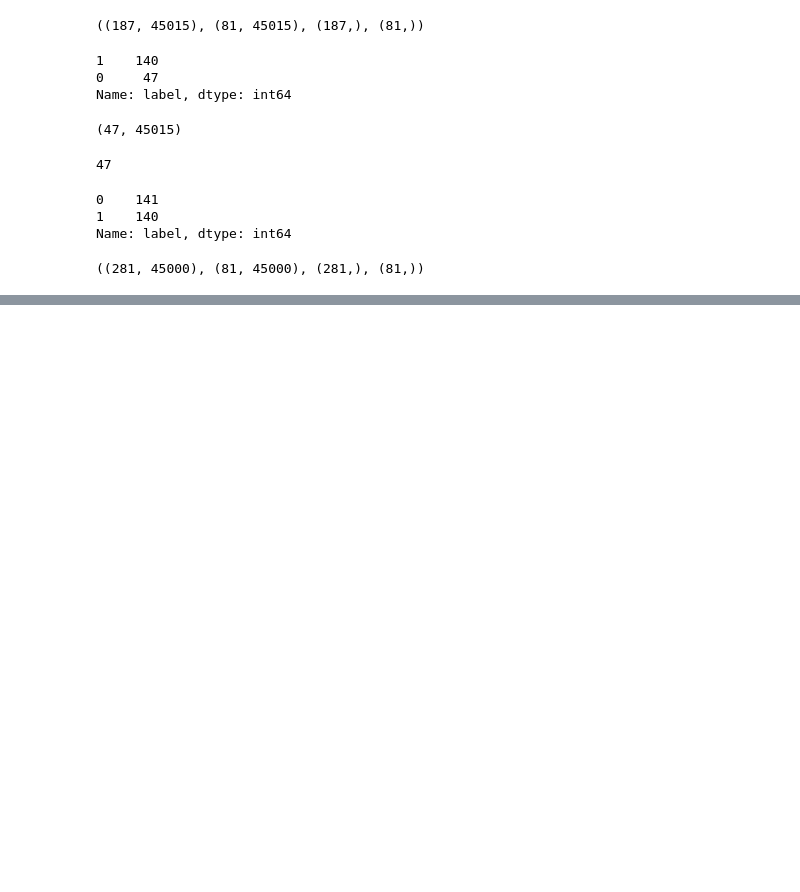
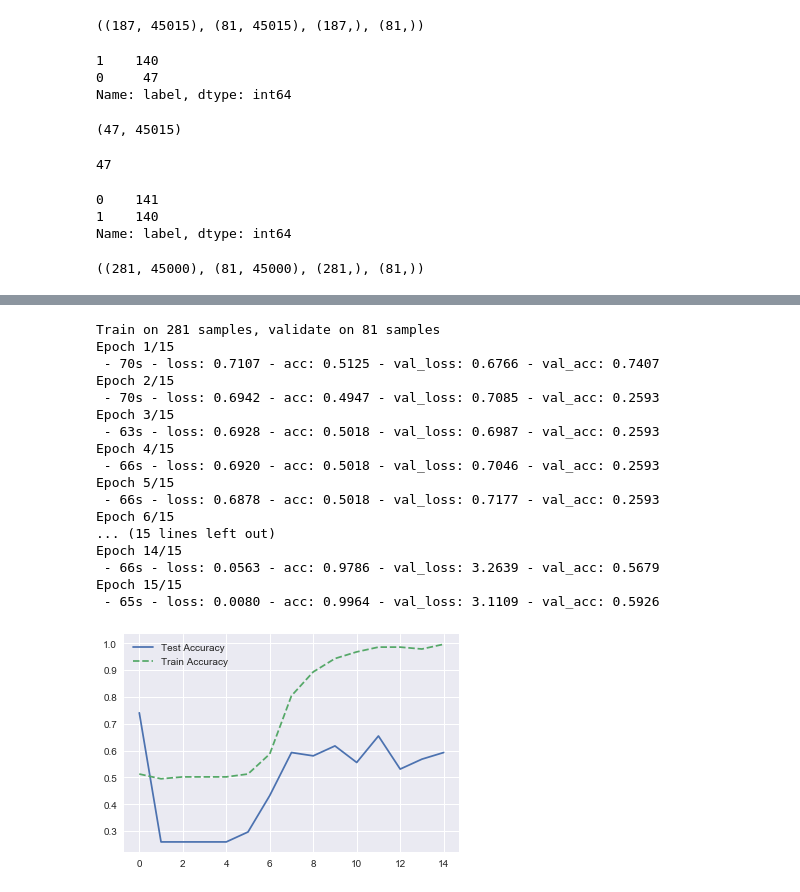
Before and after one commit to Kenghsin/house-image-classification, a Jupyter notebook: 5 model-cnn-pinole.ipynb, the cells around one changed output, grey strips where cells are left out. Drawn from its saved outputs; the diff is of its cells as text; code cells hidden in the pictures; blank space fills up the shorter version.

```diff
--- a/5 model-cnn-pinole.ipynb
+++ b/5 model-cnn-pinole.ipynb
@@ -410,0 +646,30 @@ Epoch 15/15
+# %%
+results = model.fit(X_train_reshape,
+                    y_train,
+                    batch_size = 32,
+                    epochs = 15,
+                    validation_data=(X_test_reshape, y_test),
+                    verbose = 2)
+
+plt.plot(results.history['val_acc'], label = 'Test Accuracy')
+plt.plot(results.history['acc'], label = 'Train Accuracy', ls = '--')
+plt.legend();
+# %% [output]
+Train on 281 samples, validate on 81 samples
+Epoch 1/15
+ - 70s - loss: 0.7107 - acc: 0.5125 - val_loss: 0.6766 - val_acc: 0.7407
+Epoch 2/15
+ - 70s - loss: 0.6942 - acc: 0.4947 - val_loss: 0.7085 - val_acc: 0.2593
+Epoch 3/15
+ - 63s - loss: 0.6928 - acc: 0.5018 - val_loss: 0.6987 - val_acc: 0.2593
+Epoch 4/15
+ - 66s - loss: 0.6920 - acc: 0.5018 - val_loss: 0.7046 - val_acc: 0.2593
+Epoch 5/15
+ - 66s - loss: 0.6878 - acc: 0.5018 - val_loss: 0.7177 - val_acc: 0.2593
+Epoch 6/15
+... (15 lines left out)
+Epoch 14/15
+ - 66s - loss: 0.0563 - acc: 0.9786 - val_loss: 3.2639 - val_acc: 0.5679
+Epoch 15/15
+ - 65s - loss: 0.0080 - acc: 0.9964 - val_loss: 3.1109 - val_acc: 0.5926
+[figure, added]
```
Also changed, not shown: parts of 8 cells of this notebook, 14 other files.
